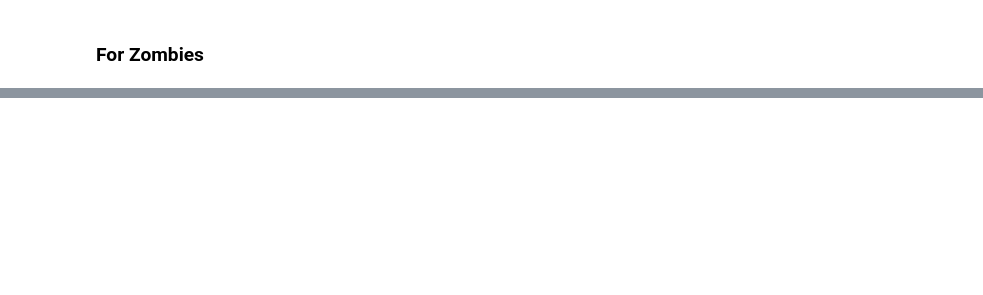
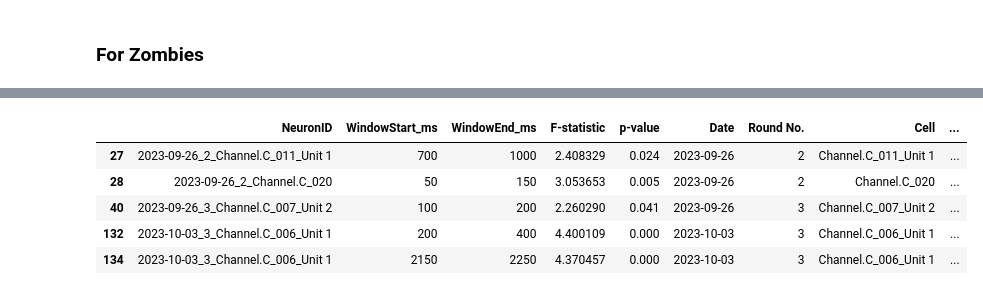
Before and after one commit to EdConnorLab/Julie, a Jupyter notebook: notebooks/generating_files_for_ed.ipynb, the cells around one changed output, grey strips where cells are left out. Cells and saved outputs as stored; diff of their text form; code cells hidden in the pictures; blank space fills up the shorter version.

```diff
--- a/notebooks/generating_files_for_ed.ipynb
+++ b/notebooks/generating_files_for_ed.ipynb
@@ -141,6 +143,11 @@ print(final_spike_count_df.head()) # -- save this and share with Ed!!
 # %% [markdown]
 ### For Zombies
 # %%
+# Detect windows for zombies
+prelim = RecordingMetadataReader().get_metadata_for_preliminary_analysis()
+results = []
+bin_size = 0.05  # in sec
+rounded_time = np.round(np.arange(bin_size, 3.50, bin_size), 2)
 monkey_group = 'Zombies'
 for _, row in tqdm(prelim.iterrows(), total = len(prelim), desc = "Processing each recording day..."):
     round_no = row['Round No.']
@@ -156,25 +163,9 @@ for _, row in tqdm(prelim.iterrows(), total = len(prelim), desc = "Processing ea
         filtered_windows = remove_consecutive_tuples(windows)
         time_windows = find_corresponding_values_for_index_ranges(filtered_windows, rounded_time)
         if len(time_windows) > 0:
-            print(f"---------------- {neuron} ----------------")
-            print(time_windows)
             for start_time, end_time in time_windows:
                 results.append({
                     'NeuronID': neuron,
                     'WindowStart_ms': int(start_time * 1000),
                     'WindowEnd_ms': int(end_time * 1000)
                 })
-
-zom_results_df = pd.DataFrame(results)
-zom_results_df = zom_results_df.sort_values(by=['NeuronID'])
-zom_final_df = extract_spike_counts_from_windows(zom_results_df)
-zombies_df = zom_final_df[zom_final_df['MonkeyGroup'] == 'Zombies']
-zom_perm_results, zom_sig_results = run_permutation_anova_by_window(zombies_df,
-                                category_col='MonkeyName',
-                                neuron_col='NeuronID',
-                                count_col='SpikeCount',
-                                window_start_col='WindowStart_ms',
-                                window_end_col='WindowEnd_ms',
-                                n_permutations=1000,
-                                alpha=0.05,
-                                plot=False)
@@ -180,0 +217,9 @@ zom_perm_results, zom_sig_results = run_permutation_anova_by_window(zombies_df,
+# %%
+zom_sig_results.head()
+# %% [output]
+|  | NeuronID | WindowStart_ms | WindowEnd_ms | F-statistic | p-value | Date | Round No. | Cell | ... |
+| 27 | 2023-09-26_2_Channel.C_011_Unit 1 | 700 | 1000 | 2.408329 | 0.024 | 2023-09-26 | 2 | Channel.C_011_Unit 1 | ... |
+| 28 | 2023-09-26_2_Channel.C_020 | 50 | 150 | 3.053653 | 0.005 | 2023-09-26 | 2 | Channel.C_020 | ... |
+| 40 | 2023-09-26_3_Channel.C_007_Unit 2 | 100 | 200 | 2.260290 | 0.041 | 2023-09-26 | 3 | Channel.C_007_Unit 2 | ... |
+| 132 | 2023-10-03_3_Channel.C_006_Unit 1 | 200 | 400 | 4.400109 | 0.000 | 2023-10-03 | 3 | Channel.C_006_Unit 1 | ... |
+| 134 | 2023-10-03_3_Channel.C_006_Unit 1 | 2150 | 2250 | 4.370457 | 0.000 | 2023-10-03 | 3 | Channel.C_006_Unit 1 | ... |
```
Also changed, not shown: parts of 14 cells of this notebook, 1 other file.
